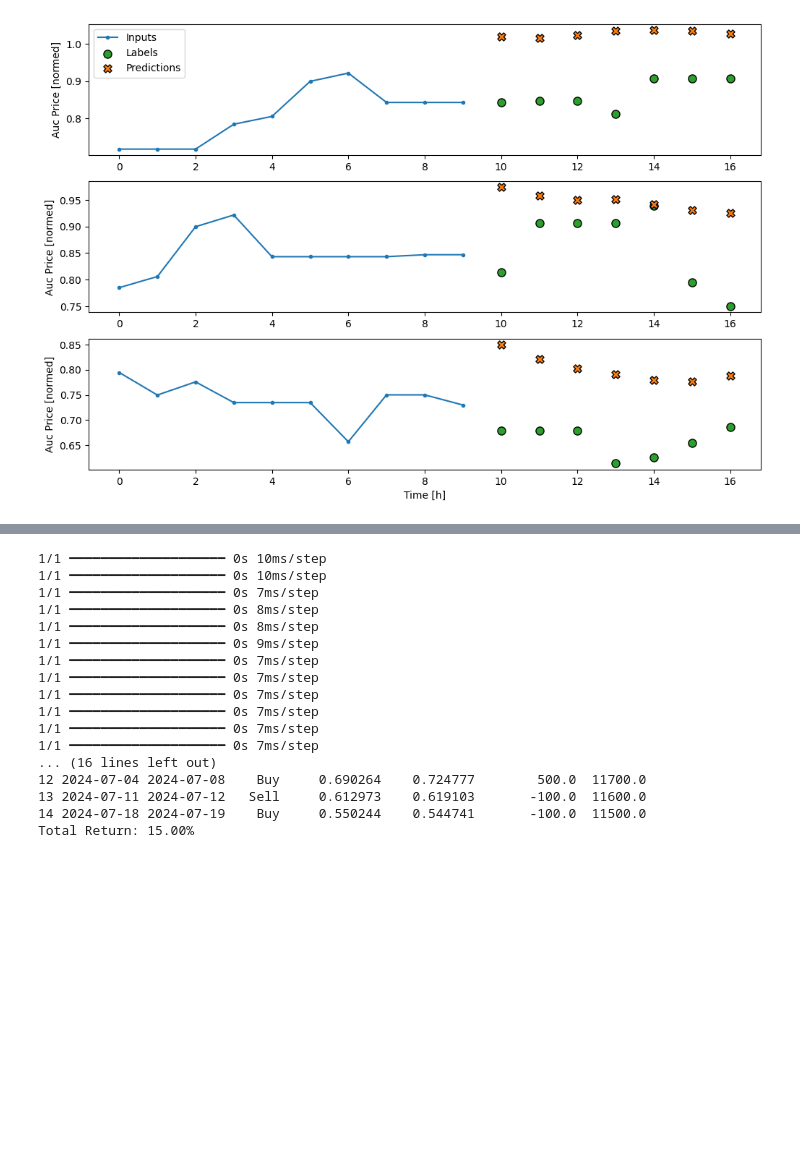
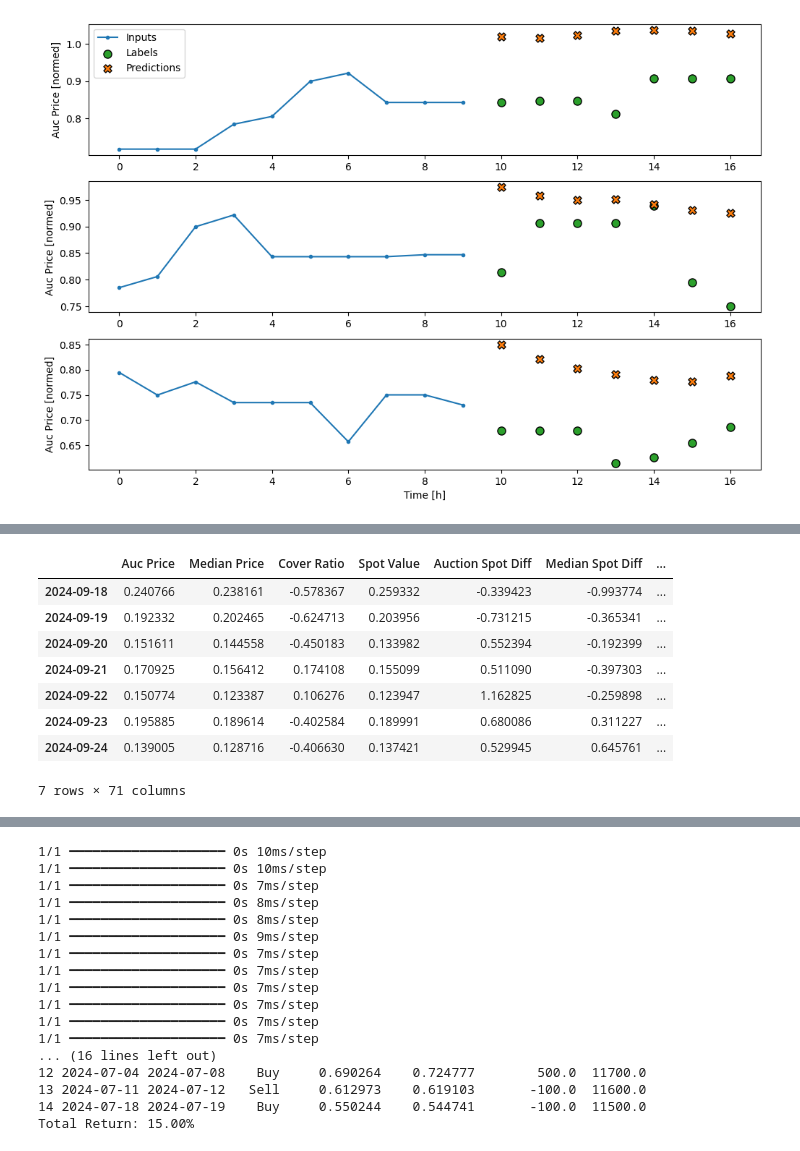
Before and after one commit to wyne1/carbon-market-forecasting, a Jupyter notebook: finalNotebook.ipynb, the cells around one changed output, grey strips where cells are left out. Drawn from its saved outputs; the diff is of its cells as text; code cells hidden in the pictures; blank space fills up the shorter version.

```diff
--- a/finalNotebook.ipynb
+++ b/finalNotebook.ipynb
@@ -536,0 +624,12 @@ def backtest_model_with_metrics(
+# %%
+recent_preds
+# %% [output]
+|  | Auc Price | Median Price | Cover Ratio | Spot Value | Auction Spot Diff | Median Spot Diff | ... |
+| 2024-09-18 | 0.240766 | 0.238161 | -0.578367 | 0.259332 | -0.339423 | -0.993774 | ... |
+| 2024-09-19 | 0.192332 | 0.202465 | -0.624713 | 0.203956 | -0.731215 | -0.365341 | ... |
+| 2024-09-20 | 0.151611 | 0.144558 | -0.450183 | 0.133982 | 0.552394 | -0.192399 | ... |
+| 2024-09-21 | 0.170925 | 0.156412 | 0.174108 | 0.155099 | 0.511090 | -0.397303 | ... |
+| 2024-09-22 | 0.150774 | 0.123387 | 0.106276 | 0.123947 | 1.162825 | -0.259898 | ... |
+| 2024-09-23 | 0.195885 | 0.189614 | -0.402584 | 0.189991 | 0.680086 | 0.311227 | ... |
+| 2024-09-24 | 0.139005 | 0.128716 | -0.406630 | 0.137421 | 0.529945 | 0.645761 | ... |
+7 rows × 71 columns
```
Also changed, not shown: parts of 11 cells of this notebook.
